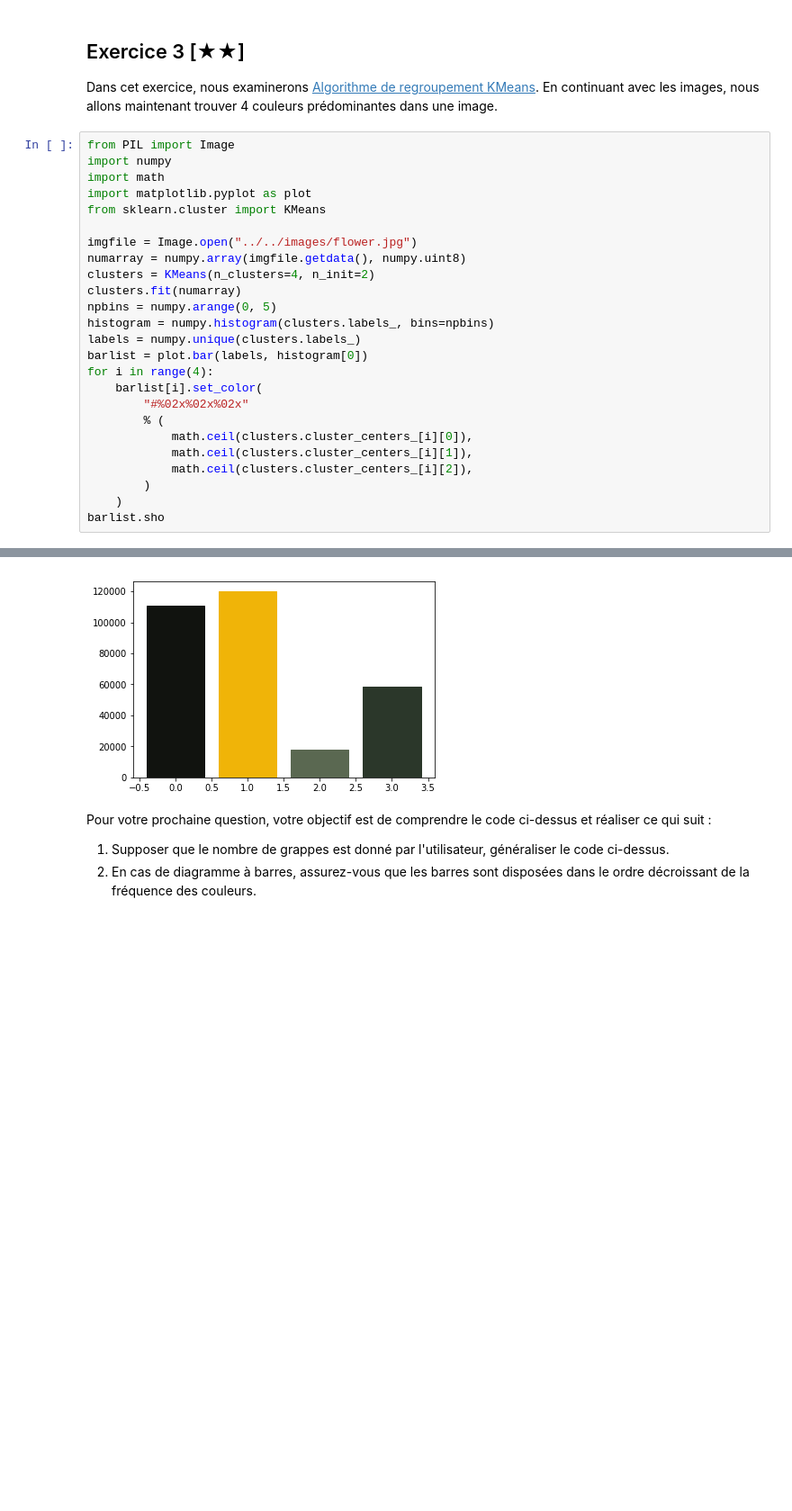
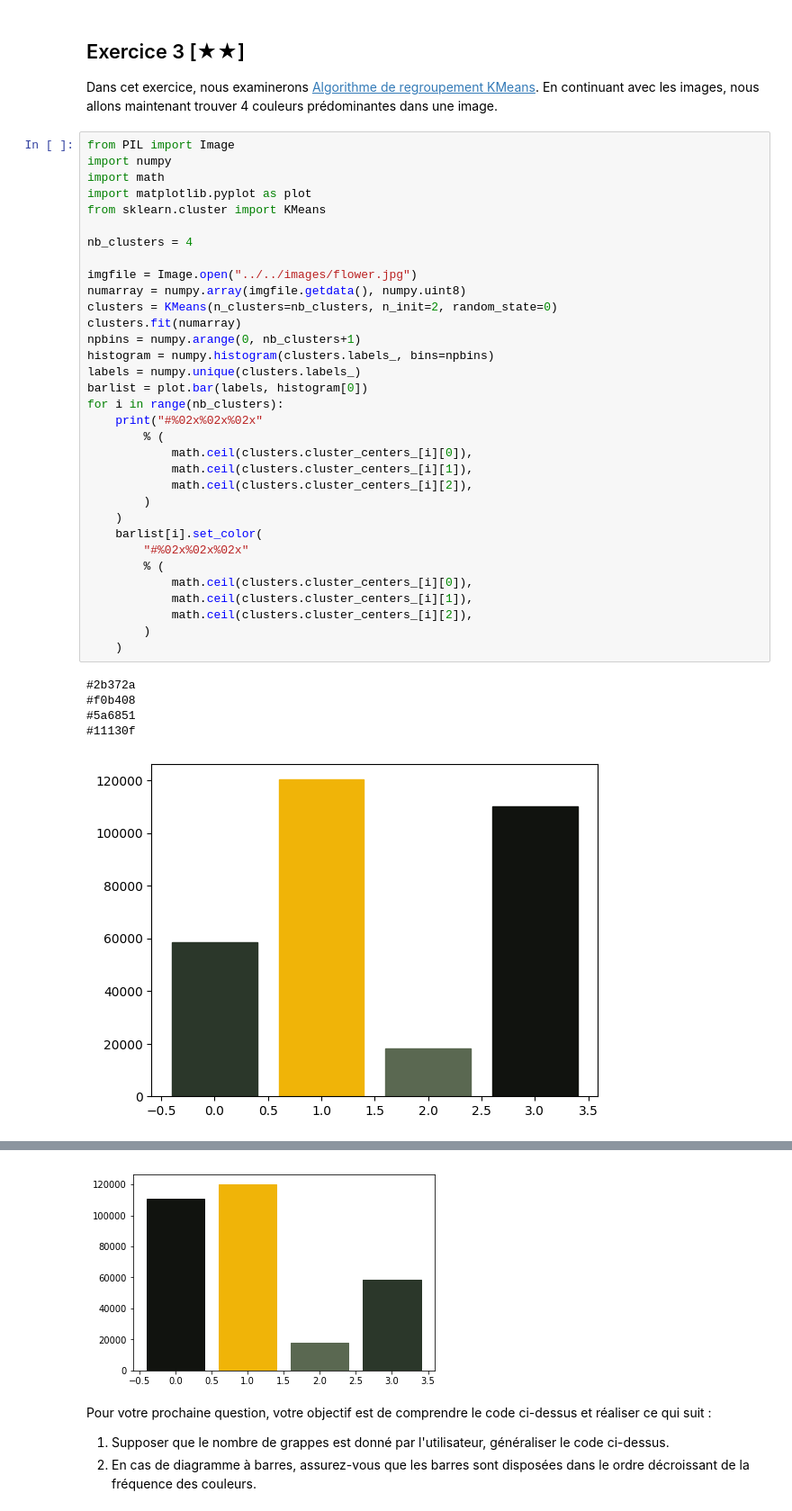
Before and after one commit to joxcat/inge.courses-s8, a Jupyter notebook: dm_ml/MachineLearning/fr/TP2/tp2.ipynb, the cells around one changed output, grey strips where cells are left out. Shown at 90% size. Drawn from its saved outputs; the diff is of its cells as text; blank space fills up the shorter version.

```diff
--- a/dm_ml/MachineLearning/fr/TP2/tp2.ipynb
+++ b/dm_ml/MachineLearning/fr/TP2/tp2.ipynb
@@ -324,25 +324,39 @@ En continuant avec les images, nous allons maintenant trouver 4 couleurs prédom
 # %%
 from PIL import Image
 import numpy
 import math
 import matplotlib.pyplot as plot
 from sklearn.cluster import KMeans
 
+nb_clusters = 4
+
 imgfile = Image.open("../../images/flower.jpg")
 numarray = numpy.array(imgfile.getdata(), numpy.uint8)
-clusters = KMeans(n_clusters=4, n_init=2)
+clusters = KMeans(n_clusters=nb_clusters, n_init=2, random_state=0)
 clusters.fit(numarray)
-npbins = numpy.arange(0, 5)
+npbins = numpy.arange(0, nb_clusters+1)
 histogram = numpy.histogram(clusters.labels_, bins=npbins)
 labels = numpy.unique(clusters.labels_)
 barlist = plot.bar(labels, histogram[0])
-for i in range(4):
+for i in range(nb_clusters):
+    print("#%02x%02x%02x"
+        % (
+            math.ceil(clusters.cluster_centers_[i][0]),
+            math.ceil(clusters.cluster_centers_[i][1]),
+            math.ceil(clusters.cluster_centers_[i][2]),
+        )
+    )
     barlist[i].set_color(
         "#%02x%02x%02x"
         % (
             math.ceil(clusters.cluster_centers_[i][0]),
             math.ceil(clusters.cluster_centers_[i][1]),
             math.ceil(clusters.cluster_centers_[i][2]),
         )
     )
-barlist.sho
+# %% [output]
+#2b372a
+#f0b408
+#5a6851
+#11130f
+[figure, added]
```
Also changed, not shown: parts of 13 cells of this notebook, 2 other files.
